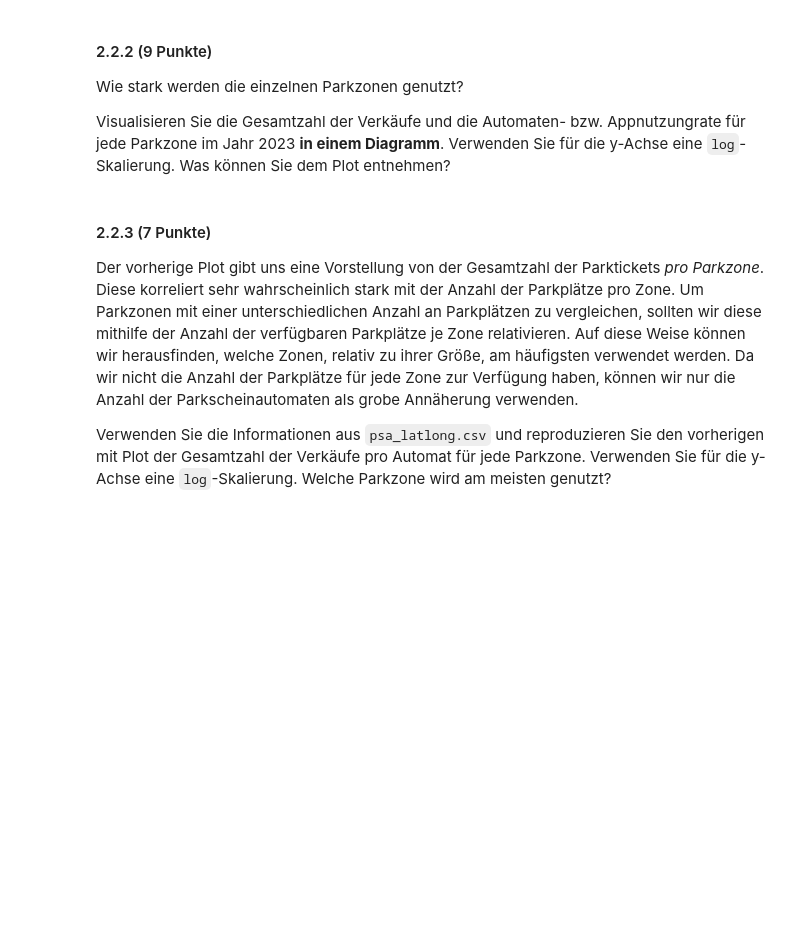
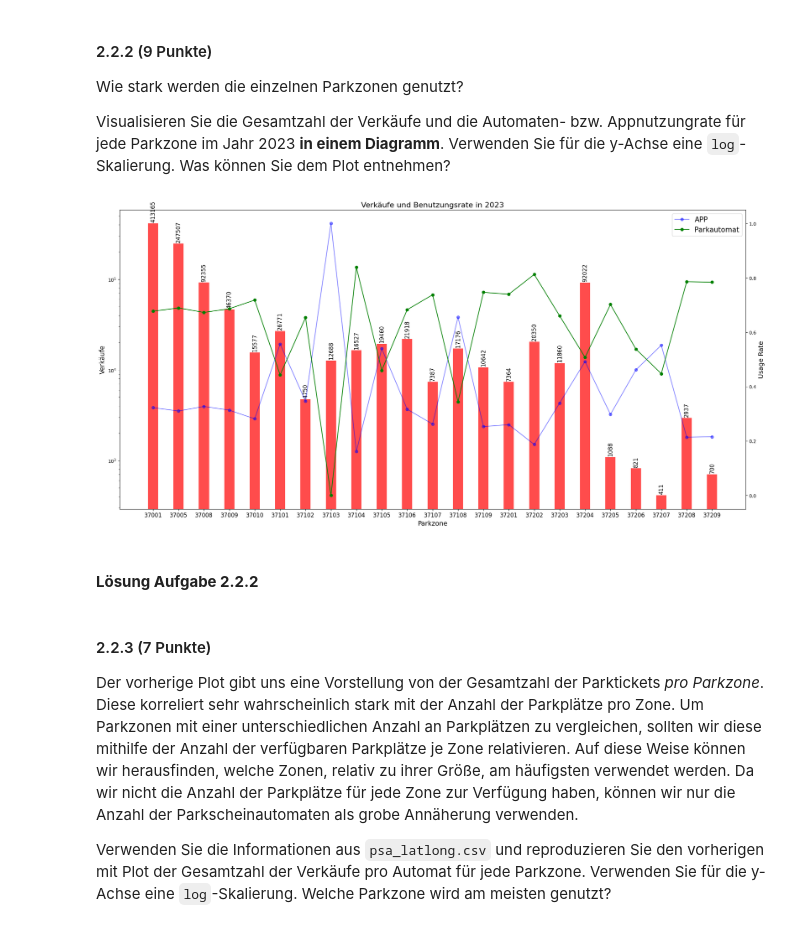
Before and after one commit to fabiansinz/exam, a Jupyter notebook: exam_de.ipynb, the cells around one changed output. Drawn from its saved outputs; the diff is of its cells as text; code cells hidden in the pictures; blank space fills up the shorter version.

```diff
--- a/exam_de.ipynb
+++ b/exam_de.ipynb
@@ -368,6 +430,38 @@ Verwenden Sie einen geeigneten Plot, um die durchschnittliche Automaten- bzw. Ap
 Wie stark werden die einzelnen Parkzonen genutzt?
 
 Visualisieren Sie die Gesamtzahl der Verkäufe und die Automaten- bzw. Appnutzungrate für jede Parkzone im Jahr 2023 **in einem Diagramm**. Verwenden Sie für die y-Achse eine `log`-Skalierung. Was können Sie dem Plot entnehmen?
+# %%
+fig, totalsales_usagerates = plt.subplots(figsize=(20, 10))
+# Plot von den Verkäufen
+color = 'red'
+totalsales_usagerates.set_xlabel('Parkzone', fontsize=14)
+totalsales_usagerates.set_ylabel('Verkäufe', color='black', fontsize=14)
+bars = totalsales_usagerates.bar(usage_ratelen, usage_rate['total'], width, color=color, alpha=0.7)
+totalsales_usagerates.tick_params(axis='y', labelcolor='black')
+
+# Logarithmische Skala für die Verkäufe
+totalsales_usagerates.set_yscale('log')
+
+define_labels(bars, totalsales_usagerates)
+
+# Plot von den Benutzungsraten
+rategraph = totalsales_usagerates.twinx()
+rategraph.set_ylabel('Usage Rate', color='black', fontsize=14)
+rategraph.plot(usage_ratelen, usage_rate['app_rate'], color='blue',alpha=0.5, label='APP', marker='o',)
+rategraph.plot(usage_ratelen, usage_rate['machine_rate'], color='green', marker='o', label='Parkautomat')
+rategraph.tick_params(axis='y', labelcolor='black')
+rategraph.legend(loc='upper right', fontsize=15)
+
+# Titel und Labels
+plt.title('Verkäufe und Benutzungsrate in 2023', fontsize=16)
+totalsales_usagerates.set_xticks(usage_ratelen)
+totalsales_usagerates.set_xticklabels(usage_rate.index, ha='center', fontsize=12)
+plt.tight_layout()
+plt.show()
+# %% [output]
+[figure, added]
+# %% [markdown]
+#### **Lösung Aufgabe 2.2.2**
 # %% [markdown]
 #### 2.2.3 (7 Punkte)
 Der vorherige Plot gibt uns eine Vorstellung von der Gesamtzahl der Parktickets *pro Parkzone*. Diese korreliert sehr wahrscheinlich stark mit der Anzahl der Parkplätze pro Zone. Um Parkzonen mit einer unterschiedlichen Anzahl an Parkplätzen zu vergleichen, sollten wir diese mithilfe der Anzahl der verfügbaren Parkplätze je Zone relativieren. Auf diese Weise können wir herausfinden, welche Zonen, relativ zu ihrer Größe, am häufigsten verwendet werden. Da wir nicht die Anzahl der Parkplätze für jede Zone zur Verfügung haben, können wir nur die Anzahl der Parkscheinautomaten als grobe Annäherung verwenden.
```
Also changed, not shown: parts of 30 cells of this notebook, 3 other files.
